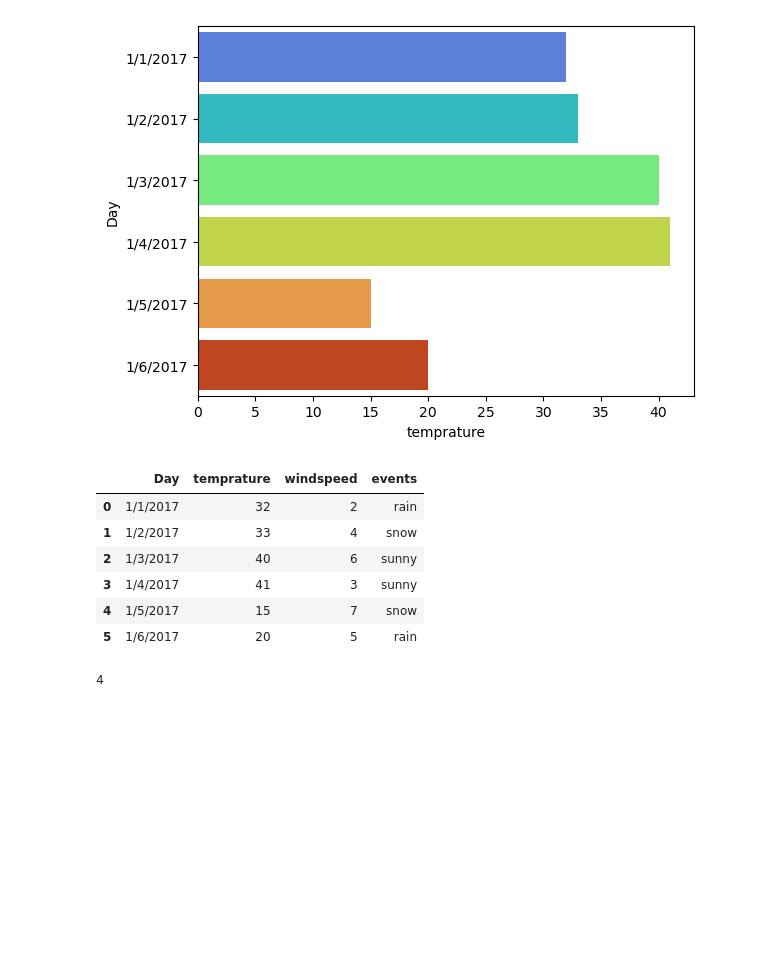
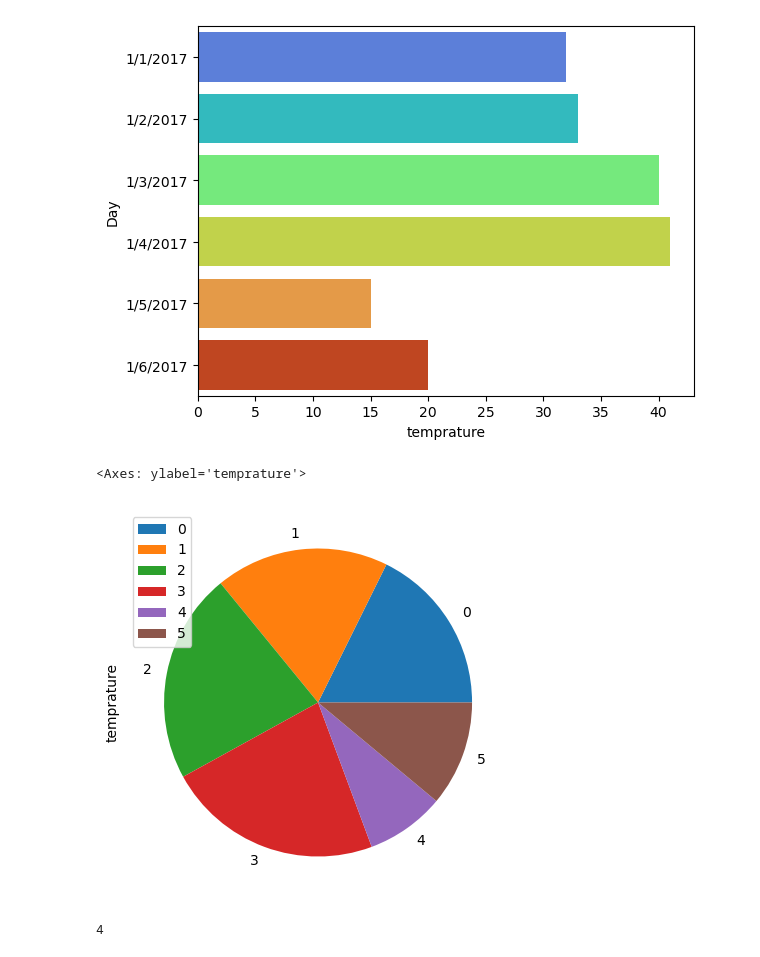
Before and after one commit to maheshkshi400/juypter, a Jupyter notebook: Pandas/pandas_3.ipynb, the cells around one changed output. Cells and saved outputs as stored; diff of their text form; code cells hidden in the pictures; blank space fills up the shorter version.

```diff
--- a/Pandas/pandas_3.ipynb
+++ b/Pandas/pandas_3.ipynb
@@ -43,16 +43,11 @@ sns.barplot(y="Day",x="temprature",data=df1,palette="turbo")
 # %%
 df1.set_index('Day')
 df1
 
-df1.plot.pie(y="temprature",figsize=(10))
+df1.plot.pie(y="temprature",figsize=(5,5))
 # %% [output]
-|  | Day | temprature | windspeed | events |
-| 0 | 1/1/2017 | 32 | 2 | rain |
-| 1 | 1/2/2017 | 33 | 4 | snow |
-| 2 | 1/3/2017 | 40 | 6 | sunny |
-| 3 | 1/4/2017 | 41 | 3 | sunny |
-| 4 | 1/5/2017 | 15 | 7 | snow |
-| 5 | 1/6/2017 | 20 | 5 | rain |
+<Axes: ylabel='temprature'>
+[figure, added]
 # %%
 rows,columns=df1.shape
 columns
```
